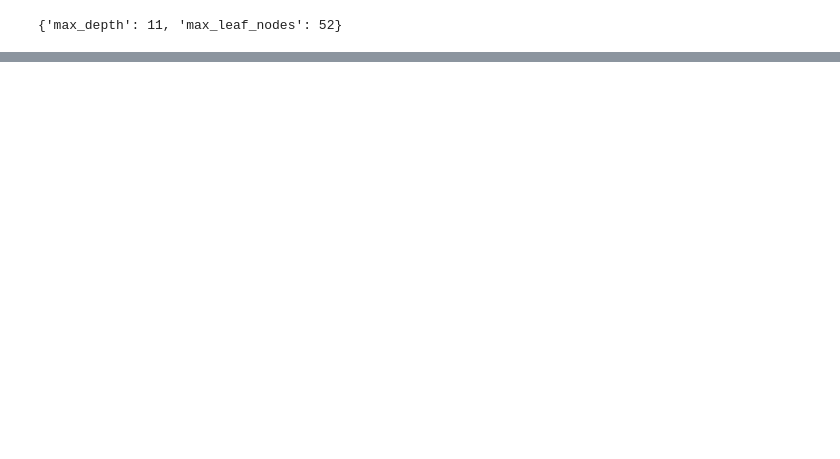
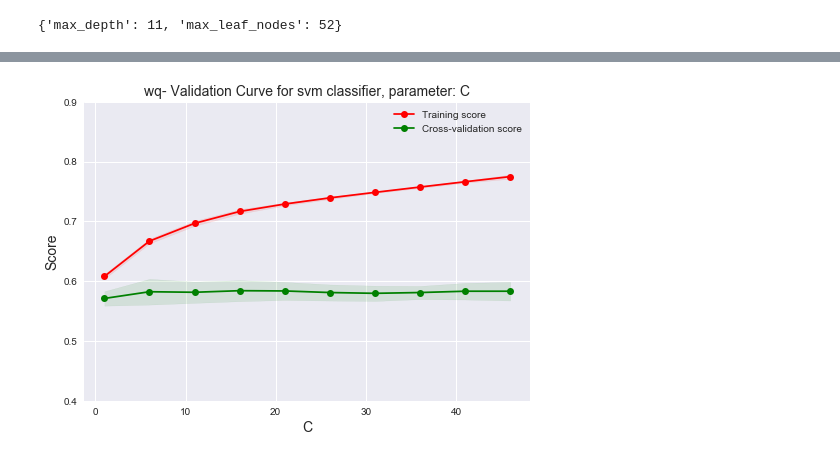
Before and after one commit to sbassam/cs-7641-projects, a Jupyter notebook: assignment-1/wine-quality-data-analysis.ipynb, the cells around one changed output, grey strips where cells are left out. Cells and saved outputs as stored; diff of their text form; code cells hidden in the pictures; blank space fills up the shorter version.

```diff
--- a/assignment-1/wine-quality-data-analysis.ipynb
+++ b/assignment-1/wine-quality-data-analysis.ipynb
@@ -243,0 +321,9 @@ print (dt_score, dt_precision, dt_recall, dt_f1)
+# %%
+#Decision Tree
+##plot_validation_curve(clf, features_train, labels_train, 'dt', 'wq', 'min_samples_leaf', np.arange(2, 20, 1), cv=8)
+#KNN
+##plot_validation_curve(clf, features_train, labels_train, 'knn', 'wq', 'leaf_size', np.arange(2, 50, 5), cv=5)
+#SVM
+plot_validation_curve(clf, features_train, labels_train, 'svm', 'wq', 'C', np.arange(1, 50, 5), cv=5)
+# %% [output]
+[figure, added]
```
Also changed, not shown: parts of 6 cells of this notebook, 21 other files.
